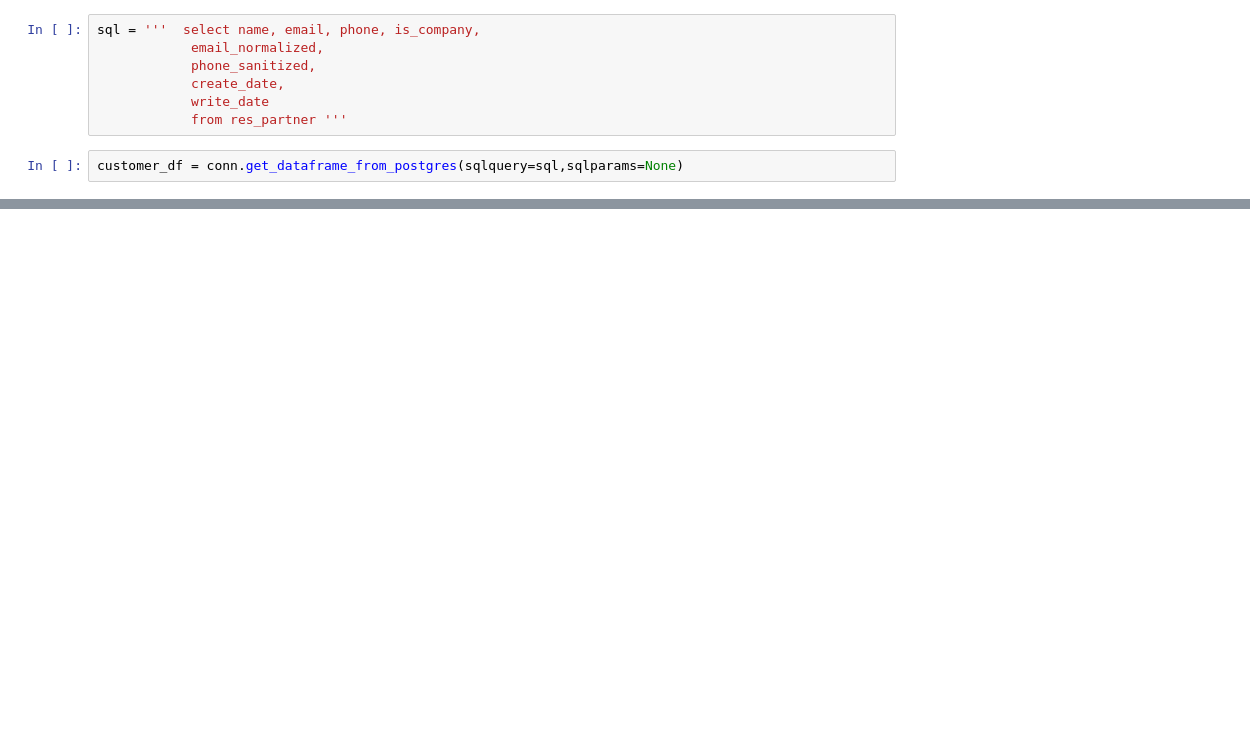
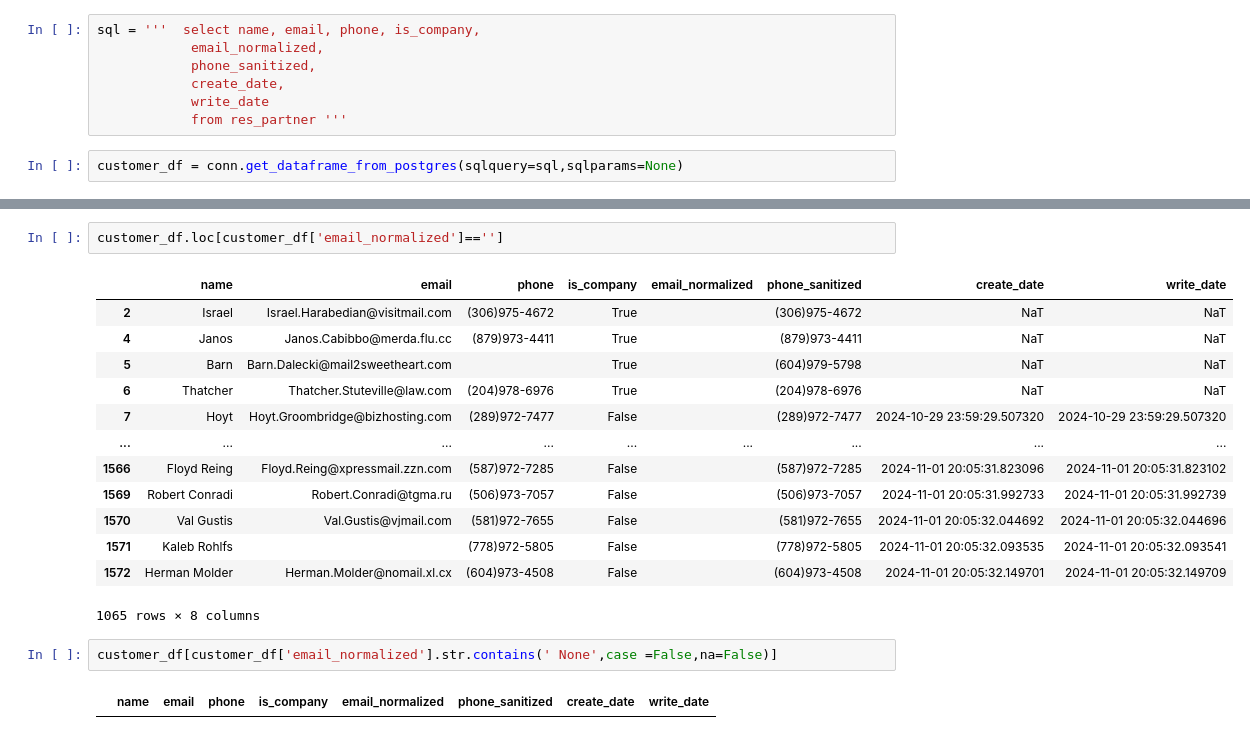
Before and after one commit to fbaezcalderon/odoo, a Jupyter notebook: odoo.ipynb, the cells around one changed output, grey strips where cells are left out. Drawn from its saved outputs; the diff is of its cells as text; blank space fills up the shorter version.

```diff
--- a/odoo.ipynb
+++ b/odoo.ipynb
@@ -23,0 +51,20 @@ customer_df.head()
+# %%
+customer_df.loc[customer_df['email_normalized']=='']
+# %% [output]
+|  | name | email | phone | is_company | email_normalized | phone_sanitized | create_date | write_date |
+| 2 | Israel | Israel.Harabedian@visitmail.com | (306)975-4672 | True |  | (306)975-4672 | NaT | NaT |
+| 4 | Janos | Janos.Cabibbo@merda.flu.cc | (879)973-4411 | True |  | (879)973-4411 | NaT | NaT |
+| 5 | Barn | Barn.Dalecki@mail2sweetheart.com |  | True |  | (604)979-5798 | NaT | NaT |
+| 6 | Thatcher | Thatcher.Stuteville@law.com | (204)978-6976 | True |  | (204)978-6976 | NaT | NaT |
+| 7 | Hoyt | Hoyt.Groombridge@bizhosting.com | (289)972-7477 | False |  | (289)972-7477 | 2024-10-29 23:59:29.507320 | 2024-10-29 23:59:29.507320 |
+| ... | ... | ... | ... | ... | ... | ... | ... | ... |
+| 1566 | Floyd Reing | Floyd.Reing@xpressmail.zzn.com | (587)972-7285 | False |  | (587)972-7285 | 2024-11-01 20:05:31.823096 | 2024-11-01 20:05:31.823102 |
+| 1569 | Robert Conradi | Robert.Conradi@tgma.ru | (506)973-7057 | False |  | (506)973-7057 | 2024-11-01 20:05:31.992733 | 2024-11-01 20:05:31.992739 |
+| 1570 | Val Gustis | Val.Gustis@vjmail.com | (581)972-7655 | False |  | (581)972-7655 | 2024-11-01 20:05:32.044692 | 2024-11-01 20:05:32.044696 |
+| 1571 | Kaleb Rohlfs |  | (778)972-5805 | False |  | (778)972-5805 | 2024-11-01 20:05:32.093535 | 2024-11-01 20:05:32.093541 |
+| 1572 | Herman Molder | Herman.Molder@nomail.xl.cx | (604)973-4508 | False |  | (604)973-4508 | 2024-11-01 20:05:32.149701 | 2024-11-01 20:05:32.149709 |
+1065 rows × 8 columns
+# %%
+customer_df[customer_df['email_normalized'].str.contains(' None',case =False,na=False)]
+# %% [output]
+|  | name | email | phone | is_company | email_normalized | phone_sanitized | create_date | write_date |
```
Also changed, not shown: parts of 15 cells of this notebook, 1 other file.
